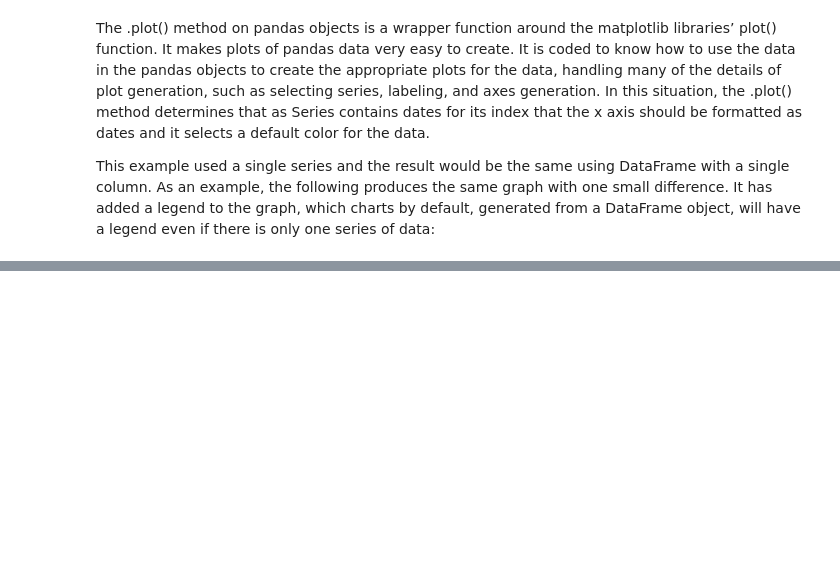
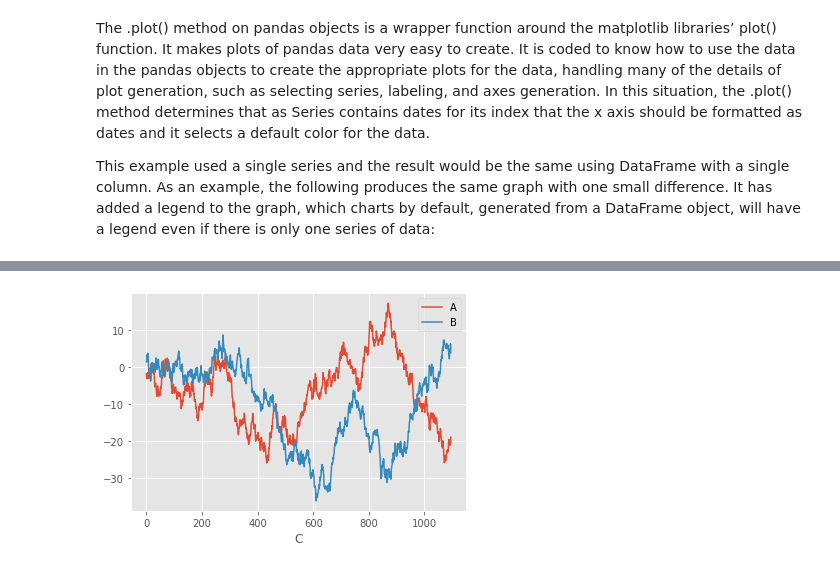
Before and after one commit to apkap83/Pandas_Notes, a Jupyter notebook: Learning_Pandas_Chapter_11 - Visualization.ipynb, the cells around one changed output, grey strips where cells are left out. Saved outputs shown, nothing was run; the diff lists cells and outputs as text; code cells hidden in the pictures; blank space fills up the shorter version.

```diff
--- a/Learning_Pandas_Chapter_11 - Visualization.ipynb
+++ b/Learning_Pandas_Chapter_11 - Visualization.ipynb
@@ -108,0 +156,8 @@ DataFrame object, will have a legend even if there is only one series of data:</
+# %%
+# copy the walk
+df2 = walk_df.copy()
+
+# add a column C which is 0 .. 1096
+df2['C'] = pd.Series(np.arange(0, len(df2)), index=df2.index)
+
+df2
@@ -108,0 +179,6 @@ DataFrame object, will have a legend even if there is only one series of data:</
+# %%
+# instead of dates on the x axis, use the 'C' column,
+# which will label the axis with 0..1000
+df2.plot(x='C', y=['A', 'B']);
+# %% [output]
+[figure, added]
```
Also changed, not shown: parts of 6 cells of this notebook.
